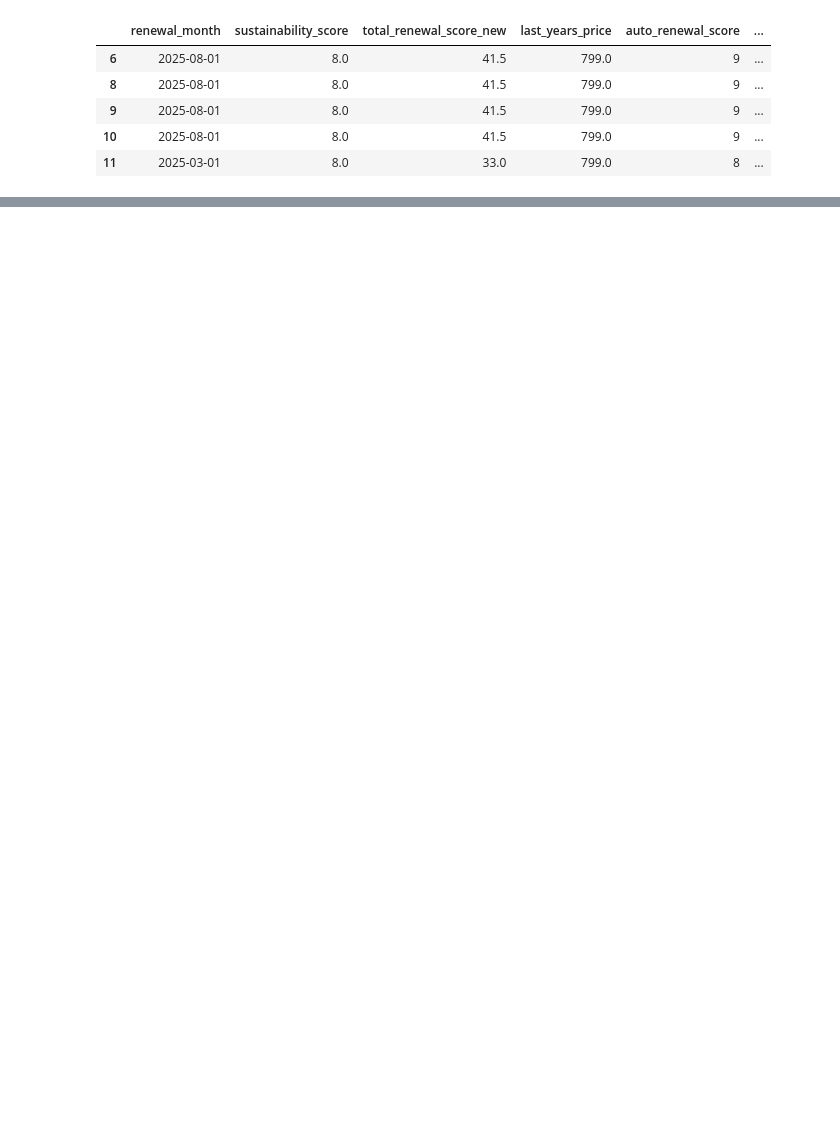
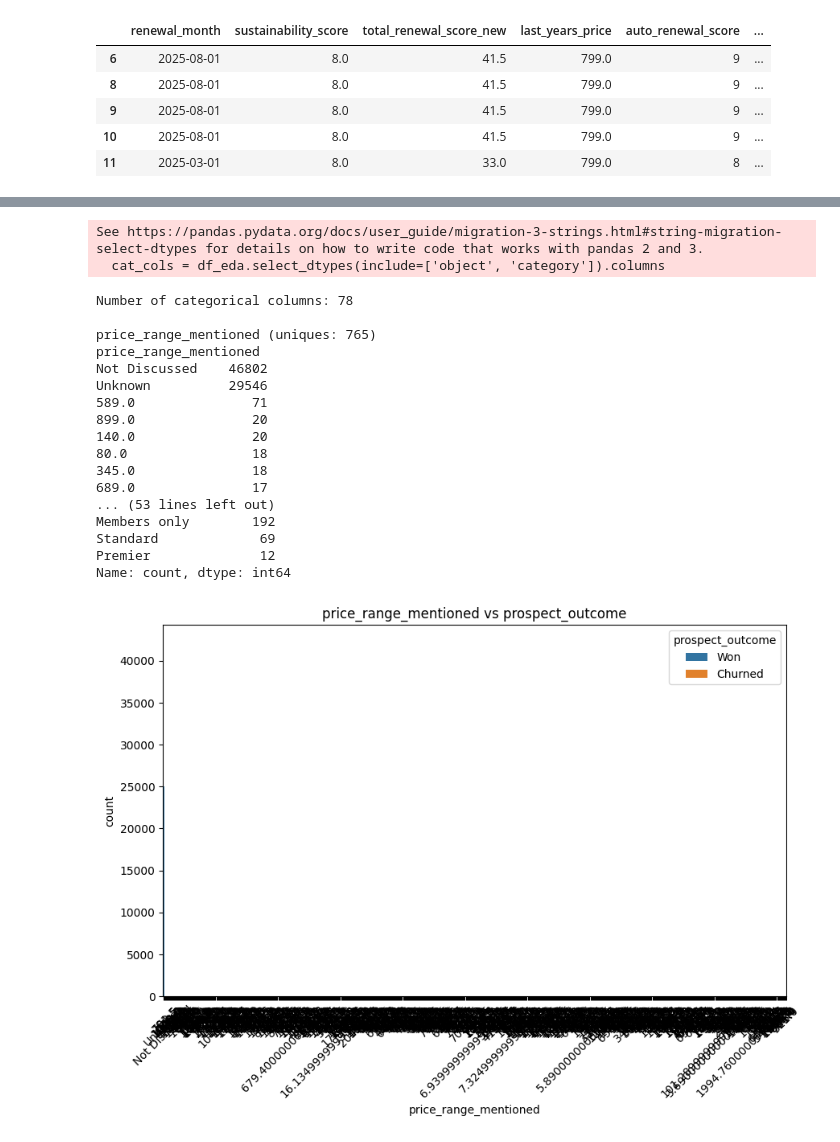
Before and after one commit to Slegendz/churn-prediction-project, a Jupyter notebook: notebooks/02_feature_engineering/01_unique_rows_method/method_1_1.ipynb, the cells around one changed output, grey strips where cells are left out. Saved outputs shown, nothing was run; the diff lists cells and outputs as text; code cells hidden in the pictures; blank space fills up the shorter version.

```diff
--- a/notebooks/02_feature_engineering/01_unique_rows_method/method_1_1.ipynb
+++ b/notebooks/02_feature_engineering/01_unique_rows_method/method_1_1.ipynb
@@ -301,0 +532,40 @@ Name: count, dtype: int64
+# %%
+# Categorical features EDA
+cat_cols = df_eda.select_dtypes(include=['object', 'category']).columns
+print(f"Number of categorical columns: {len(cat_cols)}")
+
+# Value counts for categorical features (top 5 by unique count)
+top_cat = sorted(cat_cols, key=lambda x: df_eda[x].nunique(), reverse=True)[:5]
+for col in top_cat:
+    print(f"\n{col} (uniques: {df_eda[col].nunique()})")
+    print(df_eda[col].value_counts().head(10))
+
+# Bivariate: Target vs Categorical (for top 5)
+for col in top_cat:
+    plt.figure(figsize=(10, 6))
+    sns.countplot(data=df_eda, x=col, hue=target)
+    plt.title(f'{col} vs {target}')
+    plt.xticks(rotation=45)
+    plt.legend(title=target)
+    plt.show()
+# %% [output]
+See https://pandas.pydata.org/docs/user_guide/migration-3-strings.html#string-migration-select-dtypes for details on how to write code that works with pandas 2 and 3.
+  cat_cols = df_eda.select_dtypes(include=['object', 'category']).columns
+Number of categorical columns: 78
+
+price_range_mentioned (uniques: 765)
+price_range_mentioned
+Not Discussed    46802
+Unknown          29546
+589.0               71
+899.0               20
+140.0               20
+80.0                18
+345.0               18
+689.0               17
+... (53 lines left out)
+Members only        192
+Standard             69
+Premier              12
+Name: count, dtype: int64
+[figure, added]
```
Also changed, not shown: parts of 22 cells of this notebook.
